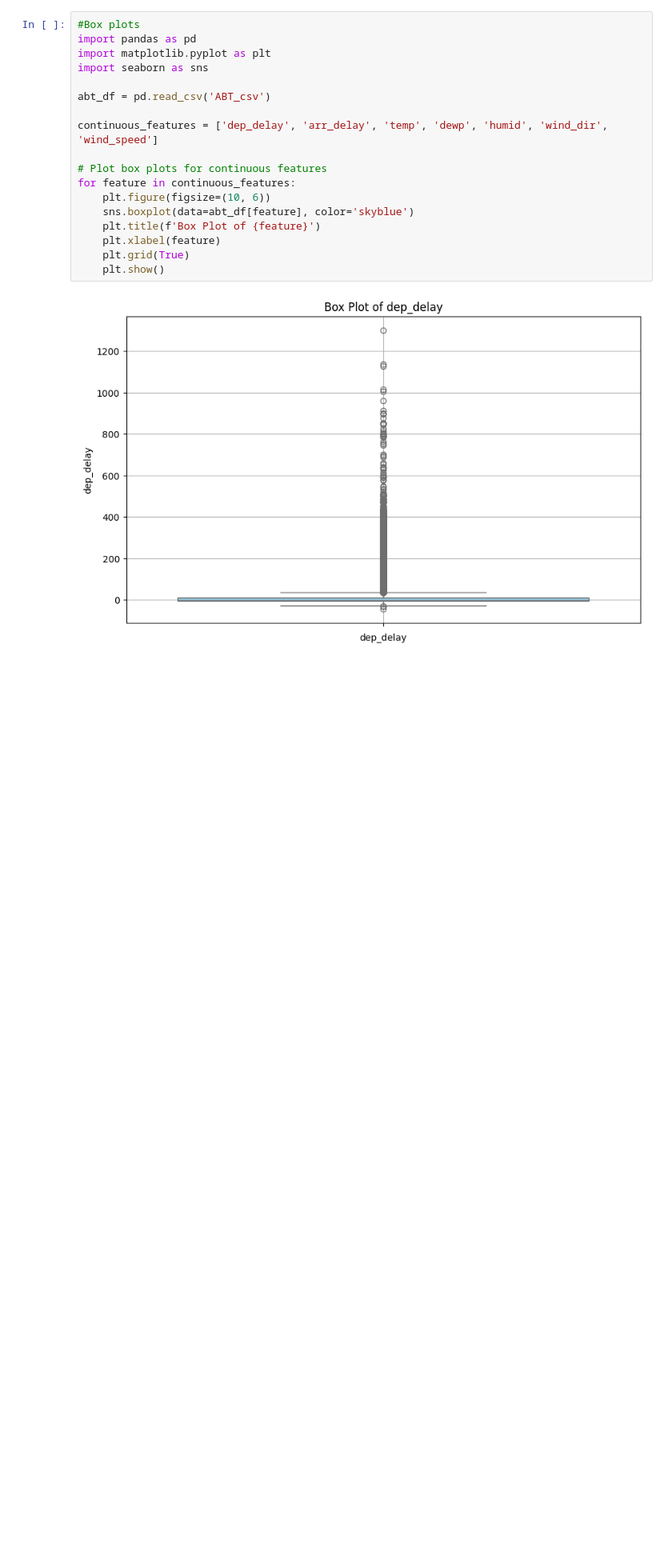
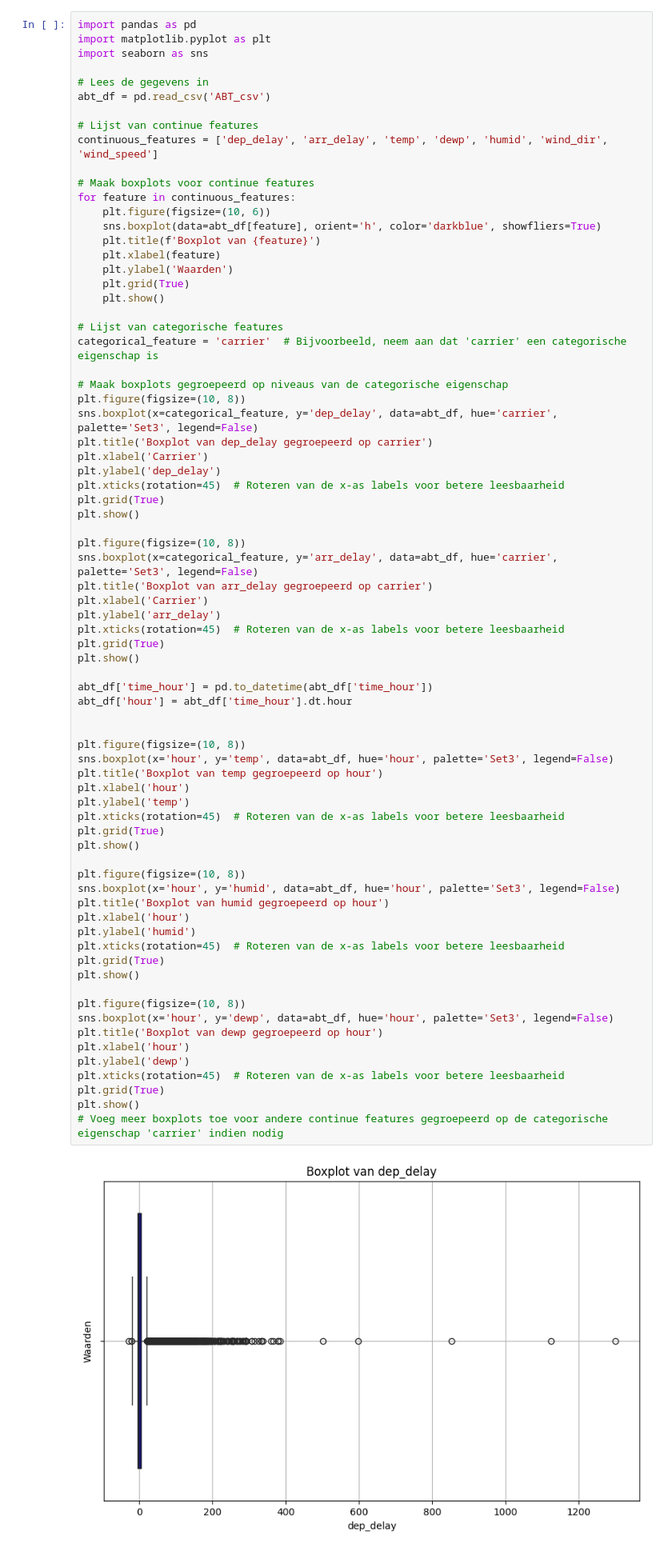
Before and after one commit to TheFizzlee/ADS, a Jupyter notebook: CasusExploratieDataAnalyse.ipynb, the cells around one changed output. Shown at 80% size. Cells and saved outputs as stored; diff of their text form; blank space fills up the shorter version.

Commit message:
Boxplots gemaakt

```diff
--- a/CasusExploratieDataAnalyse.ipynb
+++ b/CasusExploratieDataAnalyse.ipynb
@@ -1,20 +1,76 @@
 # %%
-#Box plots
 import pandas as pd
 import matplotlib.pyplot as plt
 import seaborn as sns
 
+# Lees de gegevens in
 abt_df = pd.read_csv('ABT_csv')
 
+# Lijst van continue features
 continuous_features = ['dep_delay', 'arr_delay', 'temp', 'dewp', 'humid', 'wind_dir', 'wind_speed']
 
-# Plot box plots for continuous features
+# Maak boxplots voor continue features
 for feature in continuous_features:
     plt.figure(figsize=(10, 6))
-    sns.boxplot(data=abt_df[feature], color='skyblue')
-    plt.title(f'Box Plot of {feature}')
+    sns.boxplot(data=abt_df[feature], orient='h', color='darkblue', showfliers=True)
+    plt.title(f'Boxplot van {feature}')
     plt.xlabel(feature)
+    plt.ylabel('Waarden')
     plt.grid(True)
     plt.show()
+
+# Lijst van categorische features
+categorical_feature = 'carrier'  # Bijvoorbeeld, neem aan dat 'carrier' een categorische eigenschap is
+
+# Maak boxplots gegroepeerd op niveaus van de categorische eigenschap
+plt.figure(figsize=(10, 8))
+sns.boxplot(x=categorical_feature, y='dep_delay', data=abt_df, hue='carrier', palette='Set3', legend=False)
+plt.title('Boxplot van dep_delay gegroepeerd op carrier')
+plt.xlabel('Carrier')
+plt.ylabel('dep_delay')
+plt.xticks(rotation=45)  # Roteren van de x-as labels voor betere leesbaarheid
+plt.grid(True)
+plt.show()
+
+plt.figure(figsize=(10, 8))
+sns.boxplot(x=categorical_feature, y='arr_delay', data=abt_df, hue='carrier', palette='Set3', legend=False)
+plt.title('Boxplot van arr_delay gegroepeerd op carrier')
+plt.xlabel('Carrier')
+plt.ylabel('arr_delay')
+plt.xticks(rotation=45)  # Roteren van de x-as labels voor betere leesbaarheid
+plt.grid(True)
+plt.show()
+
+abt_df['time_hour'] = pd.to_datetime(abt_df['time_hour'])
+abt_df['hour'] = abt_df['time_hour'].dt.hour
+
+
+plt.figure(figsize=(10, 8))
+sns.boxplot(x='hour', y='temp', data=abt_df, hue='hour', palette='Set3', legend=False)
+plt.title('Boxplot van temp gegroepeerd op hour')
+plt.xlabel('hour')
+plt.ylabel('temp')
+plt.xticks(rotation=45)  # Roteren van de x-as labels voor betere leesbaarheid
+plt.grid(True)
+plt.show()
+
+plt.figure(figsize=(10, 8))
+sns.boxplot(x='hour', y='humid', data=abt_df, hue='hour', palette='Set3', legend=False)
+plt.title('Boxplot van humid gegroepeerd op hour')
+plt.xlabel('hour')
+plt.ylabel('humid')
+plt.xticks(rotation=45)  # Roteren van de x-as labels voor betere leesbaarheid
+plt.grid(True)
+plt.show()
+
+plt.figure(figsize=(10, 8))
+sns.boxplot(x='hour', y='dewp', data=abt_df, hue='hour', palette='Set3', legend=False)
+plt.title('Boxplot van dewp gegroepeerd op hour')
+plt.xlabel('hour')
+plt.ylabel('dewp')
+plt.xticks(rotation=45)  # Roteren van de x-as labels voor betere leesbaarheid
+plt.grid(True)
+plt.show()
+# Voeg meer boxplots toe voor andere continue features gegroepeerd op de categorische eigenschap 'carrier' indien nodig
 # %% [output]
-[figure, old version]
+[figure, new version]
```
Also changed, not shown: parts of 2 cells of this notebook, 1 other file.
